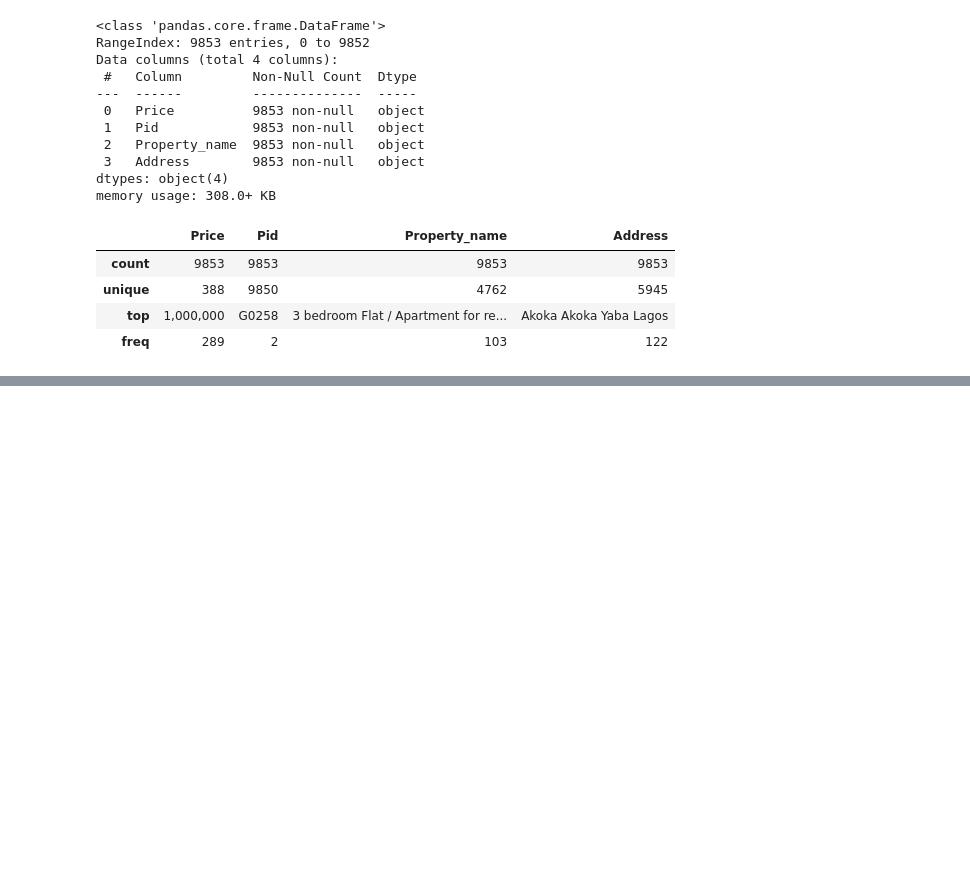
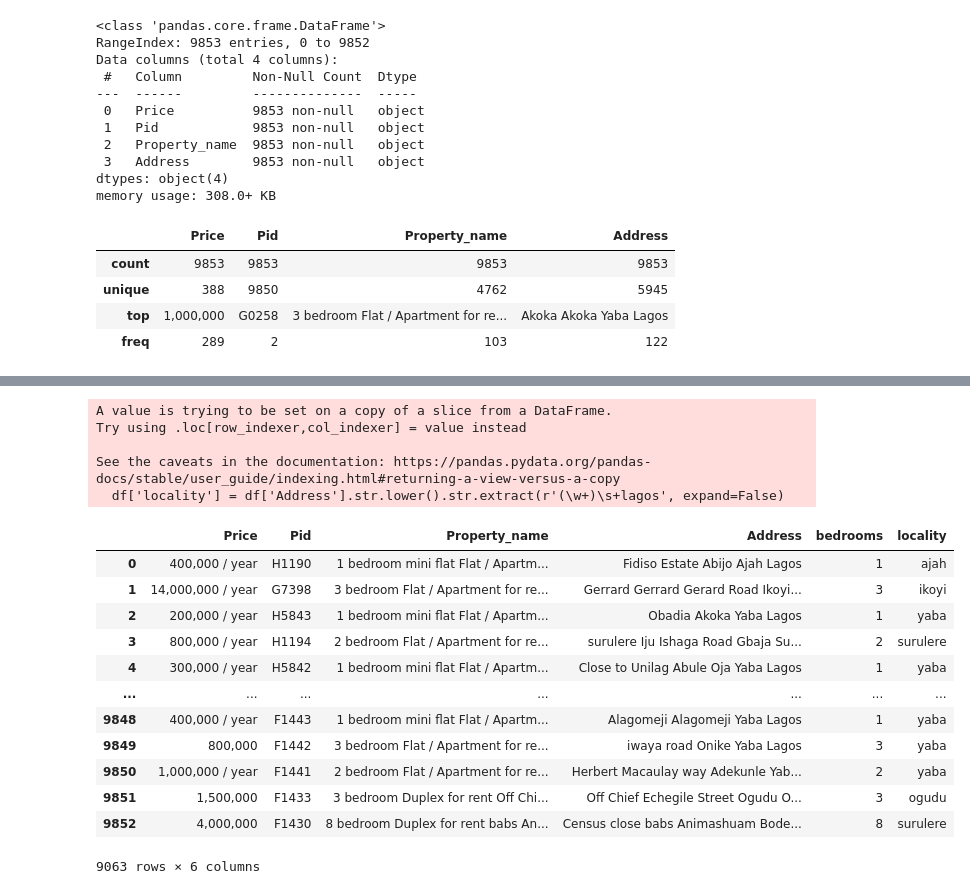
Before and after one commit to DavidOdavid333/lagos-housing-price-prediction-project, a Jupyter notebook: DataCleaningnPreparation.ipynb, the cells around one changed output, grey strips where cells are left out. Cells and saved outputs as stored; diff of their text form; code cells hidden in the pictures; blank space fills up the shorter version.

```diff
--- a/DataCleaningnPreparation.ipynb
+++ b/DataCleaningnPreparation.ipynb
@@ -83,0 +261,23 @@ df
+# %%
+# Extract the word before 'lagos'
+df['locality'] = df['Address'].str.lower().str.extract(r'(\w+)\s+lagos', expand=False)
+df
+# %% [output]
+A value is trying to be set on a copy of a slice from a DataFrame.
+Try using .loc[row_indexer,col_indexer] = value instead
+
+See the caveats in the documentation: https://pandas.pydata.org/pandas-docs/stable/user_guide/indexing.html#returning-a-view-versus-a-copy
+  df['locality'] = df['Address'].str.lower().str.extract(r'(\w+)\s+lagos', expand=False)
+|  | Price | Pid | Property_name | Address | bedrooms | locality |
+| 0 | 400,000 / year | H1190 | 1 bedroom mini flat Flat / Apartm... | Fidiso Estate Abijo Ajah Lagos | 1 | ajah |
+| 1 | 14,000,000 / year | G7398 | 3 bedroom Flat / Apartment for re... | Gerrard Gerrard Gerard Road Ikoyi... | 3 | ikoyi |
+| 2 | 200,000 / year | H5843 | 1 bedroom mini flat Flat / Apartm... | Obadia Akoka Yaba Lagos | 1 | yaba |
+| 3 | 800,000 / year | H1194 | 2 bedroom Flat / Apartment for re... | surulere Iju Ishaga Road Gbaja Su... | 2 | surulere |
+| 4 | 300,000 / year | H5842 | 1 bedroom mini flat Flat / Apartm... | Close to Unilag Abule Oja Yaba Lagos | 1 | yaba |
+| ... | ... | ... | ... | ... | ... | ... |
+| 9848 | 400,000 / year | F1443 | 1 bedroom mini flat Flat / Apartm... | Alagomeji Alagomeji Yaba Lagos | 1 | yaba |
+| 9849 | 800,000 | F1442 | 3 bedroom Flat / Apartment for re... | iwaya road Onike Yaba Lagos | 3 | yaba |
+| 9850 | 1,000,000 / year | F1441 | 2 bedroom Flat / Apartment for re... | Herbert Macaulay way Adekunle Yab... | 2 | yaba |
+| 9851 | 1,500,000 | F1433 | 3 bedroom Duplex for rent Off Chi... | Off Chief Echegile Street Ogudu O... | 3 | ogudu |
+| 9852 | 4,000,000 | F1430 | 8 bedroom Duplex for rent babs An... | Census close babs Animashuam Bode... | 8 | surulere |
+9063 rows × 6 columns
```
Also changed, not shown: parts of 42 cells of this notebook.
